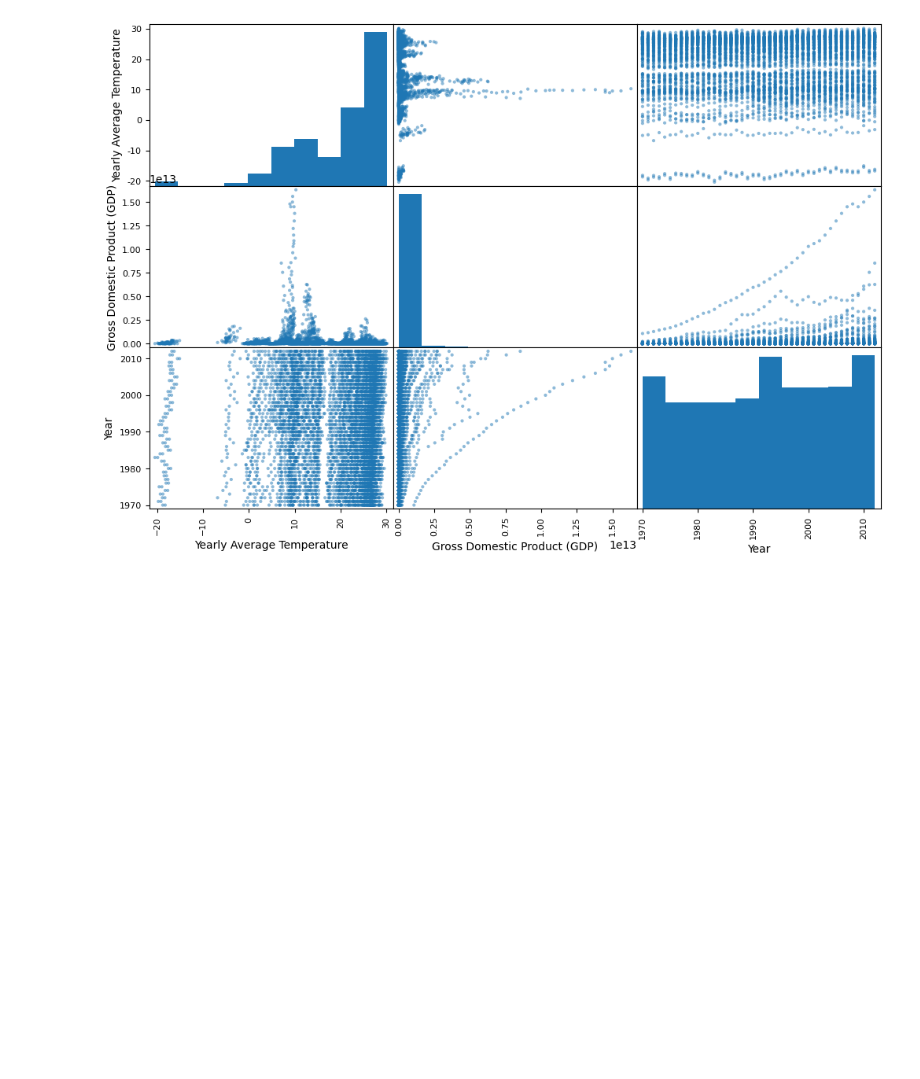
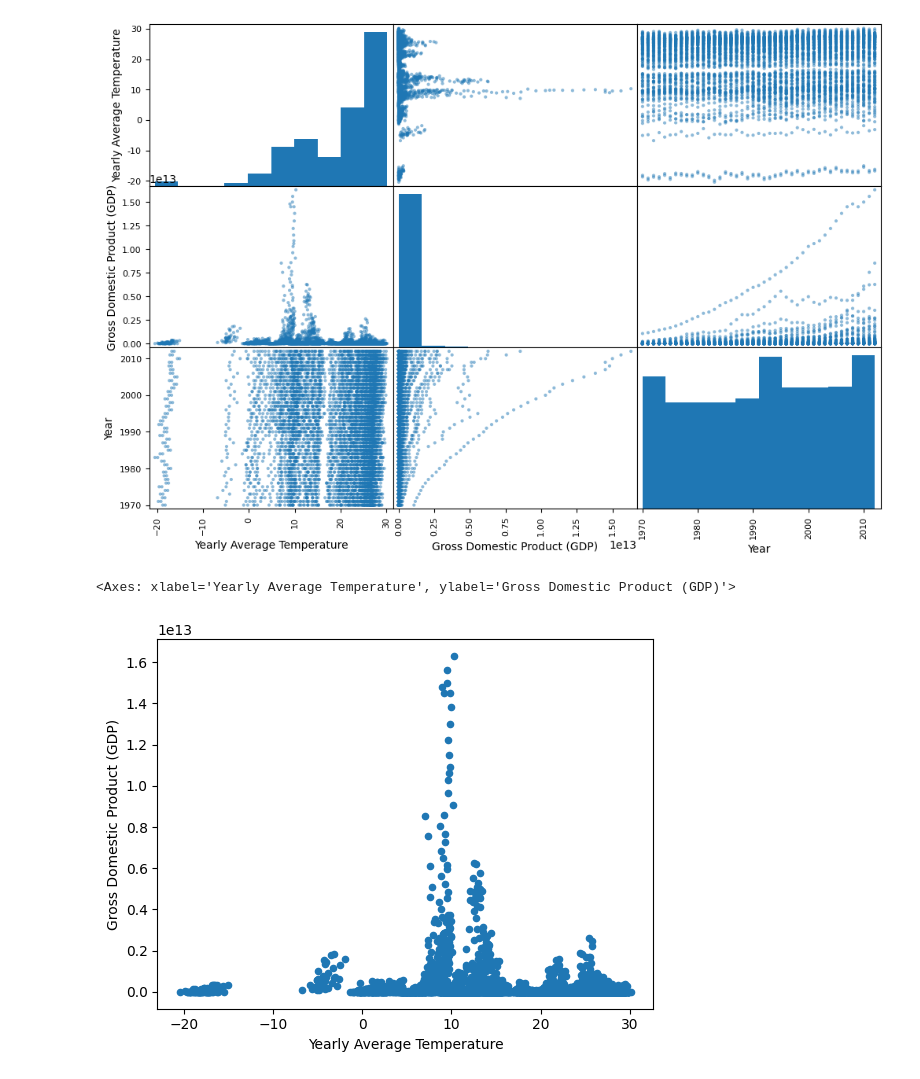
Before and after one commit to TheElcurtiso/machineLearningProject, a Jupyter notebook: GlobalEconomyAndTemperatures.ipynb, the cells around one changed output. Saved outputs shown, nothing was run; the diff lists cells and outputs as text; code cells hidden in the pictures; blank space fills up the shorter version.

```diff
--- a/GlobalEconomyAndTemperatures.ipynb
+++ b/GlobalEconomyAndTemperatures.ipynb
@@ -173,3 +184,8 @@ array([[<Axes: xlabel='Yearly Average Temperature', ylabel='Yearly Average Tempe
         <Axes: xlabel='Gross Domestic Product (GDP)', ylabel='Year'>,
         <Axes: xlabel='Year', ylabel='Year'>]], dtype=object)
 [figure]
+# %%
+economy_and_temperature_statistics.plot(kind="scatter", x="Yearly Average Temperature", y="Gross Domestic Product (GDP)")
+# %% [output]
+<Axes: xlabel='Yearly Average Temperature', ylabel='Gross Domestic Product (GDP)'>
+[figure, added]
```
Also changed, not shown: parts of 2 cells of this notebook.
